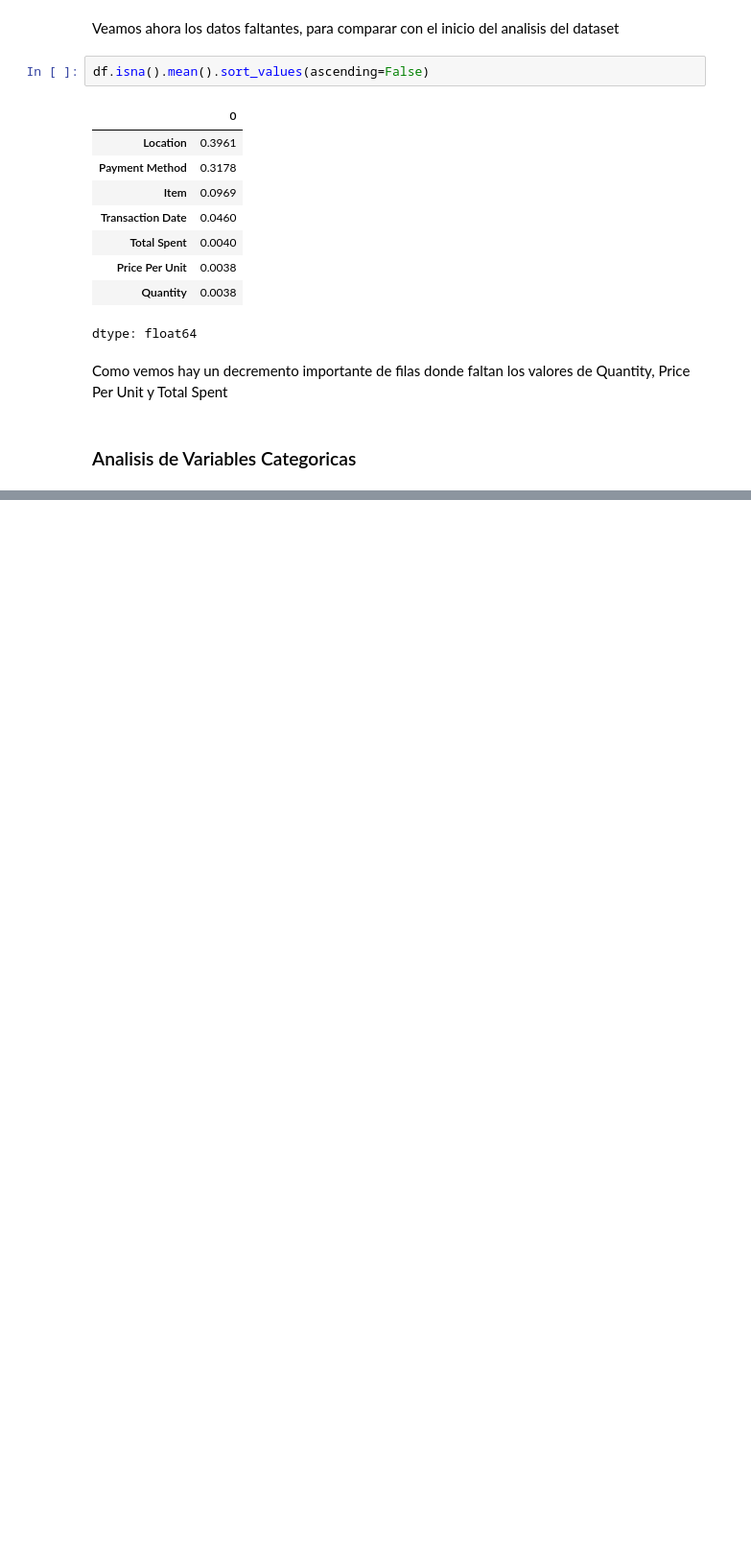
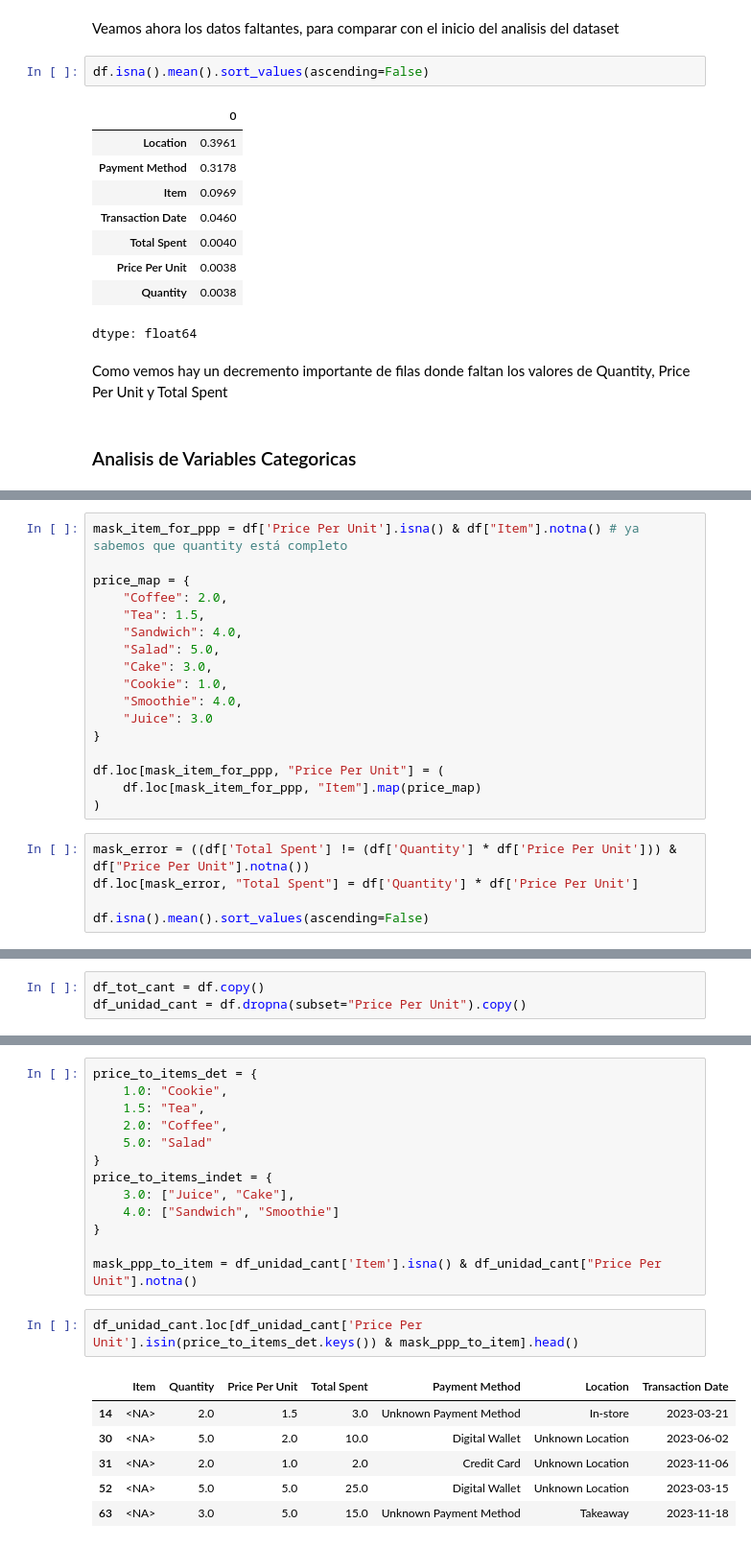
Before and after one commit to MauricioLlugdar/CoffeeShop-Sales, a Jupyter notebook: 01_CoffeeShopSales_Analysis_Exploration_Cleaning.ipynb, the cells around one changed output, grey strips where cells are left out. Shown at 96% size. Saved outputs shown, nothing was run; the diff lists cells and outputs as text; blank space fills up the shorter version.

```diff
--- a/01_CoffeeShopSales_Analysis_Exploration_Cleaning.ipynb
+++ b/01_CoffeeShopSales_Analysis_Exploration_Cleaning.ipynb
@@ -328,0 +397,22 @@ Y por último, la feature transaction Date nos es escencial para nuestra predicc
+# %%
+mask_item_for_ppp = df['Price Per Unit'].isna() & df["Item"].notna() # ya sabemos que quantity está completo
+
+price_map = {
+    "Coffee": 2.0,
+    "Tea": 1.5,
+    "Sandwich": 4.0,
+    "Salad": 5.0,
+    "Cake": 3.0,
+    "Cookie": 1.0,
+    "Smoothie": 4.0,
+    "Juice": 3.0
+}
+
+df.loc[mask_item_for_ppp, "Price Per Unit"] = (
+    df.loc[mask_item_for_ppp, "Item"].map(price_map)
+)
+# %%
+mask_error = ((df['Total Spent'] != (df['Quantity'] * df['Price Per Unit'])) & df["Price Per Unit"].notna())
+df.loc[mask_error, "Total Spent"] = df['Quantity'] * df['Price Per Unit']
+
+df.isna().mean().sort_values(ascending=False)
@@ -328,0 +455,3 @@ Y por último, la feature transaction Date nos es escencial para nuestra predicc
+# %%
+df_tot_cant = df.copy()
+df_unidad_cant = df.dropna(subset="Price Per Unit").copy()
@@ -328,0 +486,22 @@ Y por último, la feature transaction Date nos es escencial para nuestra predicc
+# %%
+price_to_items_det = {
+    1.0: "Cookie",
+    1.5: "Tea",
+    2.0: "Coffee",
+    5.0: "Salad"
+}
+price_to_items_indet = {
+    3.0: ["Juice", "Cake"],
+    4.0: ["Sandwich", "Smoothie"]
+}
+
+mask_ppp_to_item = df_unidad_cant['Item'].isna() & df_unidad_cant["Price Per Unit"].notna()
+# %%
+df_unidad_cant.loc[df_unidad_cant['Price Per Unit'].isin(price_to_items_det.keys()) & mask_ppp_to_item].head()
+# %% [output]
+|  | Item | Quantity | Price Per Unit | Total Spent | Payment Method | Location | Transaction Date |
+| 14 | <NA> | 2.0 | 1.5 | 3.0 | Unknown Payment Method | In-store | 2023-03-21 |
+| 30 | <NA> | 5.0 | 2.0 | 10.0 | Digital Wallet | Unknown Location | 2023-06-02 |
+| 31 | <NA> | 2.0 | 1.0 | 2.0 | Credit Card | Unknown Location | 2023-11-06 |
+| 52 | <NA> | 5.0 | 5.0 | 25.0 | Digital Wallet | Unknown Location | 2023-03-15 |
+| 63 | <NA> | 3.0 | 5.0 | 15.0 | Unknown Payment Method | Takeaway | 2023-11-18 |
```
Also changed, not shown: parts of 27 cells of this notebook.
